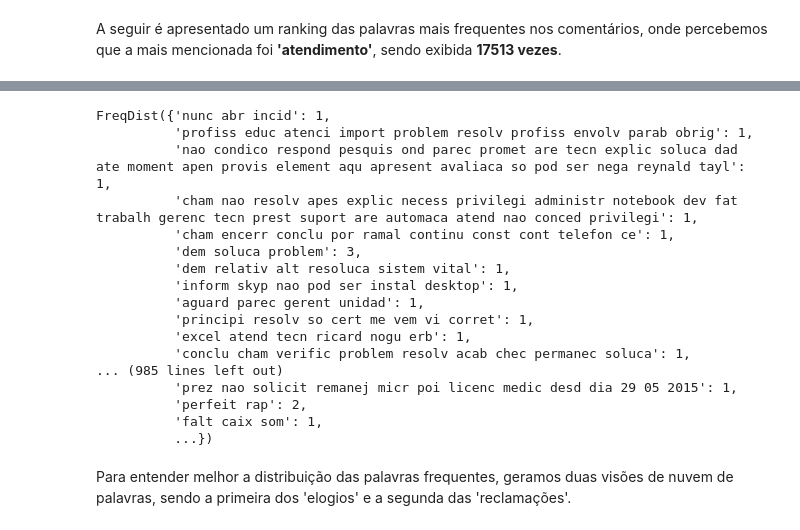
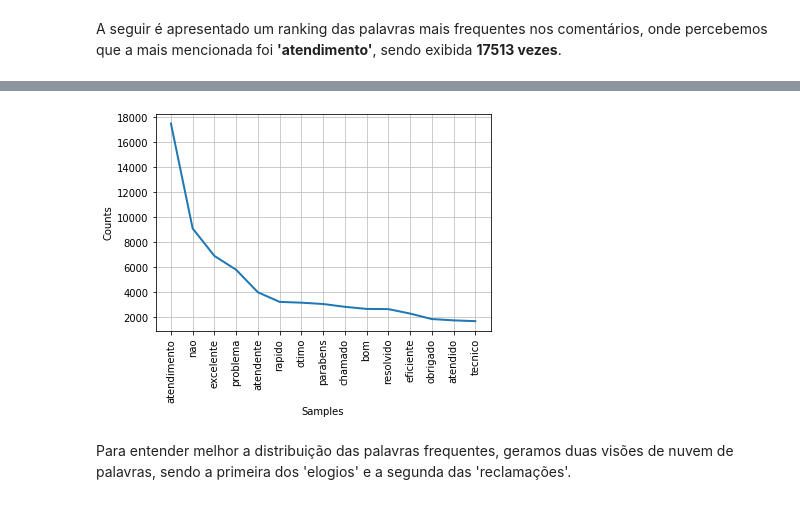
Before and after one commit to matheusro/Uniritter-topicos2-NLP, a Jupyter notebook: Trabalho_Topicos_NLP.ipynb, the cells around one changed output, grey strips where cells are left out. Drawn from its saved outputs; the diff is of its cells as text; code cells hidden in the pictures.

Commit message:
Distribuição de palavras e nuvem para radicais

```diff
--- a/Trabalho_Topicos_NLP.ipynb
+++ b/Trabalho_Topicos_NLP.ipynb
@@ -274,26 +225,12 @@ sorted(counts.items(), key=lambda x: x[1], reverse=True)
-# %%
-#distribuição de frequencia das palavras/frases
-from nltk.probability import FreqDist
-frequencia = FreqDist(dataset['coment_stem'])
-frequencia
-# %% [output]
-FreqDist({'nunc abr incid': 1,
-          'profiss educ atenci import problem resolv profiss envolv parab obrig': 1,
-          'nao condico respond pesquis ond parec promet are tecn explic soluca dad ate moment apen provis element aqu apresent avaliaca so pod ser nega reynald tayl': 1,
-          'cham nao resolv apes explic necess privilegi administr notebook dev fat trabalh gerenc tecn prest suport are automaca atend nao conced privilegi': 1,
-          'cham encerr conclu por ramal continu const cont telefon ce': 1,
-          'dem soluca problem': 3,
-          'dem relativ alt resoluca sistem vital': 1,
-          'inform skyp nao pod ser instal desktop': 1,
-          'aguard parec gerent unidad': 1,
-          'principi resolv so cert me vem vi corret': 1,
-          'excel atend tecn ricard nogu erb': 1,
-          'conclu cham verific problem resolv acab chec permanec soluca': 1,
-... (985 lines left out)
-          'prez nao solicit remanej micr poi licenc medic desd dia 29 05 2015': 1,
-          'perfeit rap': 2,
-          'falt caix som': 1,
-          ...})
+# %%
+from nltk.probability import FreqDist
+fdist = FreqDist()
+for word in dataset['coment']:
+    for token in word:
+        fdist[token] += 1
+fdist.plot(15)
+# %% [output]
+[figure, added]
 # %% [markdown]
 Para entender melhor a distribuição das palavras frequentes, geramos duas visões de nuvem de palavras, sendo a primeira dos 'elogios' e a segunda das 'reclamações'.
 # %%
```
Also changed, not shown: parts of 10 cells of this notebook.
